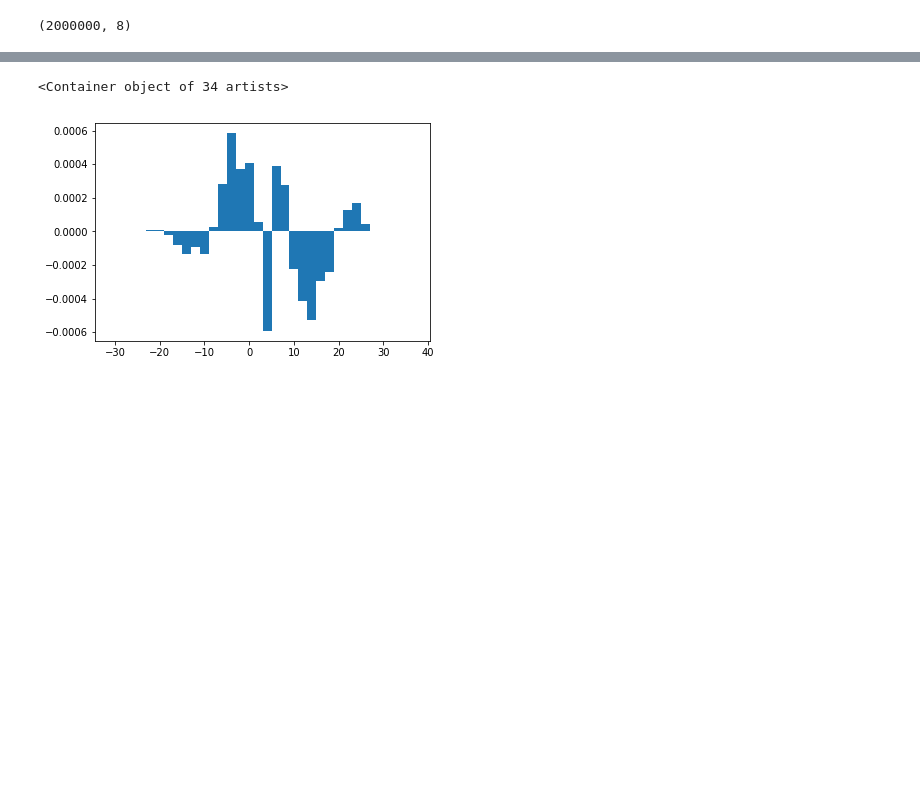
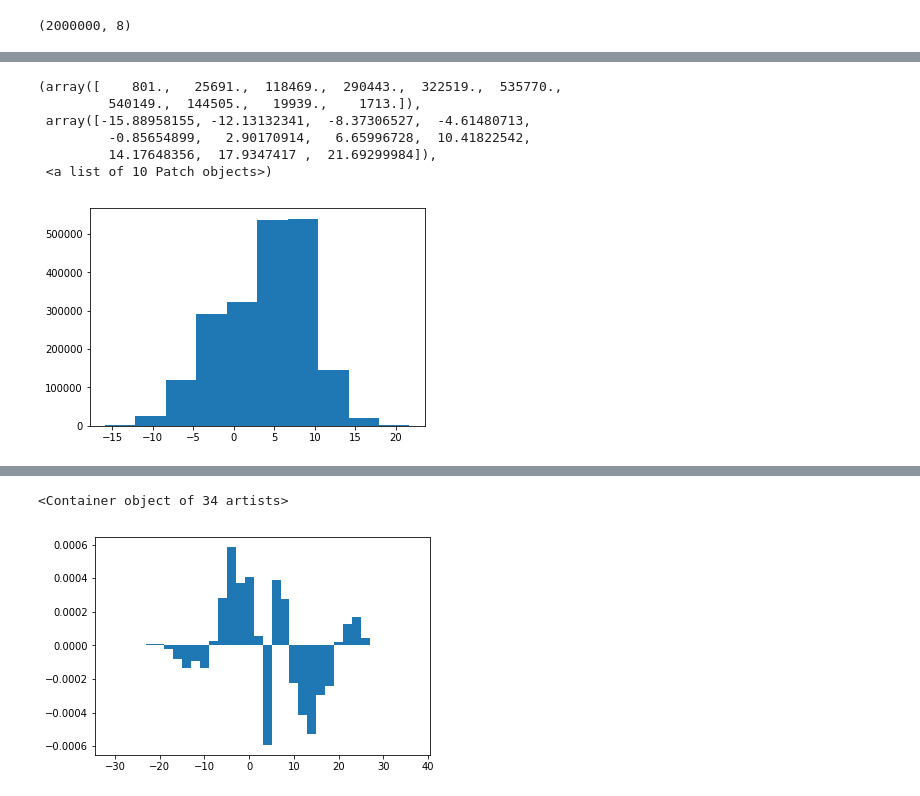
Before and after one commit to djgagne/lorenz_gan, a Jupyter notebook: notebooks/lorenz_gan_climate.ipynb, the cells around one changed output, grey strips where cells are left out. Drawn from its saved outputs; the diff is of its cells as text; code cells hidden in the pictures; blank space fills up the shorter version.

```diff
--- a/notebooks/lorenz_gan_climate.ipynb
+++ b/notebooks/lorenz_gan_climate.ipynb
@@ -45,0 +84,15 @@ print(l_start, l_end)
+# %%
+correct_u = np.zeros((all_x.shape[0] - 1, all_x.shape[1]))
+for i in range(all_x.shape[1]):
+    correct_u[:, i] = (-all_x[:-1, i - 1] * (all_x[:-1, i - 2] -
+                       all_x[:-1, (i + 1) % all_x.shape[1]]) - all_x[:-1, i] + 20) - (all_x[1:, i] - all_x[:-1, i]) / 0.005
+# %%
+plt.hist(correct_u[:, 0])
+# %% [output]
+(array([    801.,   25691.,  118469.,  290443.,  322519.,  535770.,
+         540149.,  144505.,   19939.,    1713.]),
+ array([-15.88958155, -12.13132341,  -8.37306527,  -4.61480713,
+         -0.85654899,   2.90170914,   6.65996728,  10.41822542,
+         14.17648356,  17.9347417 ,  21.69299984]),
+ <a list of 10 Patch objects>)
+[figure, added]
```
Also changed, not shown: parts of 25 cells of this notebook, 11 other files.
